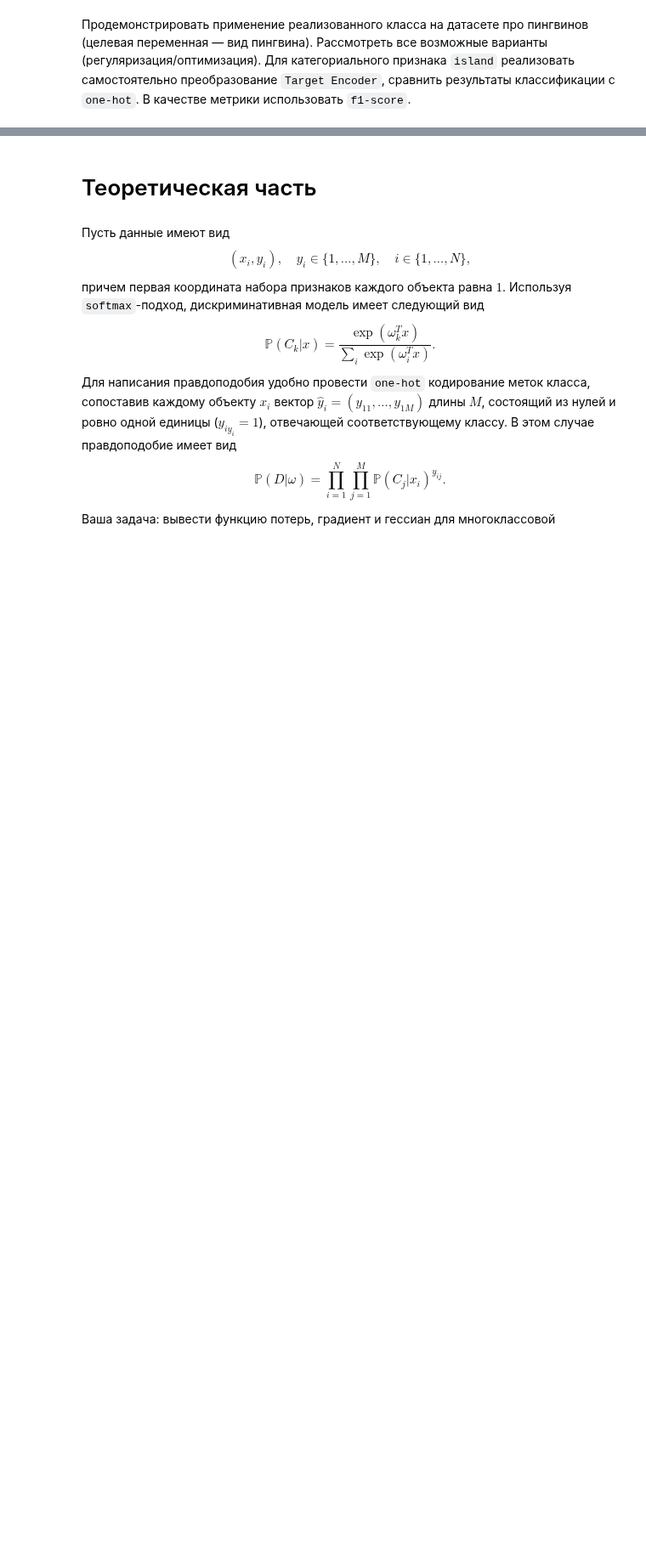
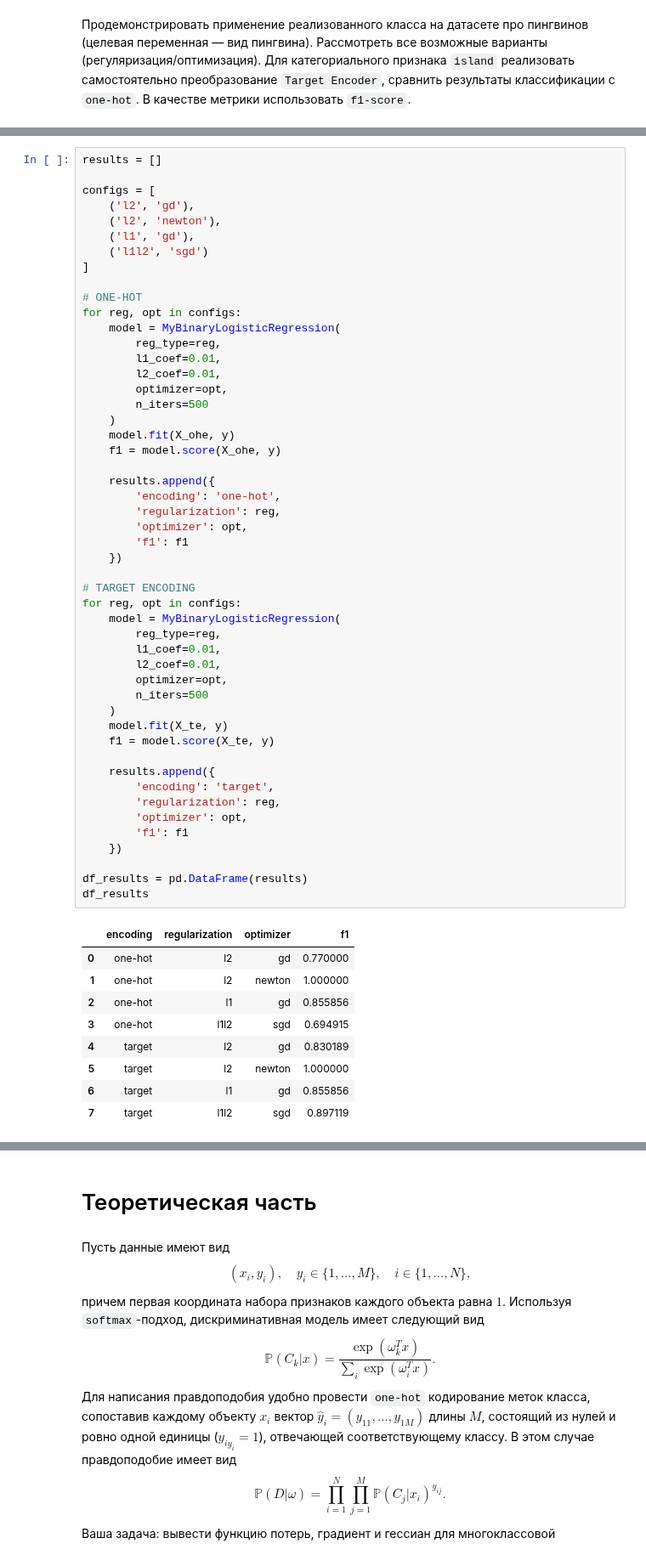
Before and after one commit to ITMO-NikitaGrishin/ITMO_ML, a Jupyter notebook: laba_05/Лабораторная работа 5.1 (Logreg).ipynb, the cells around one changed output, grey strips where cells are left out. Shown at 85% size. Saved outputs shown, nothing was run; the diff lists cells and outputs as text; blank space fills up the shorter version.

```diff
--- a/laba_05/Лабораторная работа 5.1 (Logreg).ipynb
+++ b/laba_05/Лабораторная работа 5.1 (Logreg).ipynb
@@ -26,0 +133,60 @@ class MyBinaryLogisticRegression:
+# %%
+results = []
+
+configs = [
+    ('l2', 'gd'),
+    ('l2', 'newton'),
+    ('l1', 'gd'),
+    ('l1l2', 'sgd')
+]
+
+# ONE-HOT
+for reg, opt in configs:
+    model = MyBinaryLogisticRegression(
+        reg_type=reg,
+        l1_coef=0.01,
+        l2_coef=0.01,
+        optimizer=opt,
+        n_iters=500
+    )
+    model.fit(X_ohe, y)
+    f1 = model.score(X_ohe, y)
+
+    results.append({
+        'encoding': 'one-hot',
+        'regularization': reg,
+        'optimizer': opt,
+        'f1': f1
+    })
+
+# TARGET ENCODING
+for reg, opt in configs:
+    model = MyBinaryLogisticRegression(
+        reg_type=reg,
+        l1_coef=0.01,
+        l2_coef=0.01,
+        optimizer=opt,
+        n_iters=500
+    )
+    model.fit(X_te, y)
+    f1 = model.score(X_te, y)
+
+    results.append({
+        'encoding': 'target',
+        'regularization': reg,
+        'optimizer': opt,
+        'f1': f1
+    })
+
+df_results = pd.DataFrame(results)
+df_results
+# %% [output]
+|  | encoding | regularization | optimizer | f1 |
+| 0 | one-hot | l2 | gd | 0.770000 |
+| 1 | one-hot | l2 | newton | 1.000000 |
+| 2 | one-hot | l1 | gd | 0.855856 |
+| 3 | one-hot | l1l2 | sgd | 0.694915 |
+| 4 | target | l2 | gd | 0.830189 |
+| 5 | target | l2 | newton | 1.000000 |
+| 6 | target | l1 | gd | 0.855856 |
+| 7 | target | l1l2 | sgd | 0.897119 |
```
Also changed, not shown: parts of 18 cells of this notebook.
